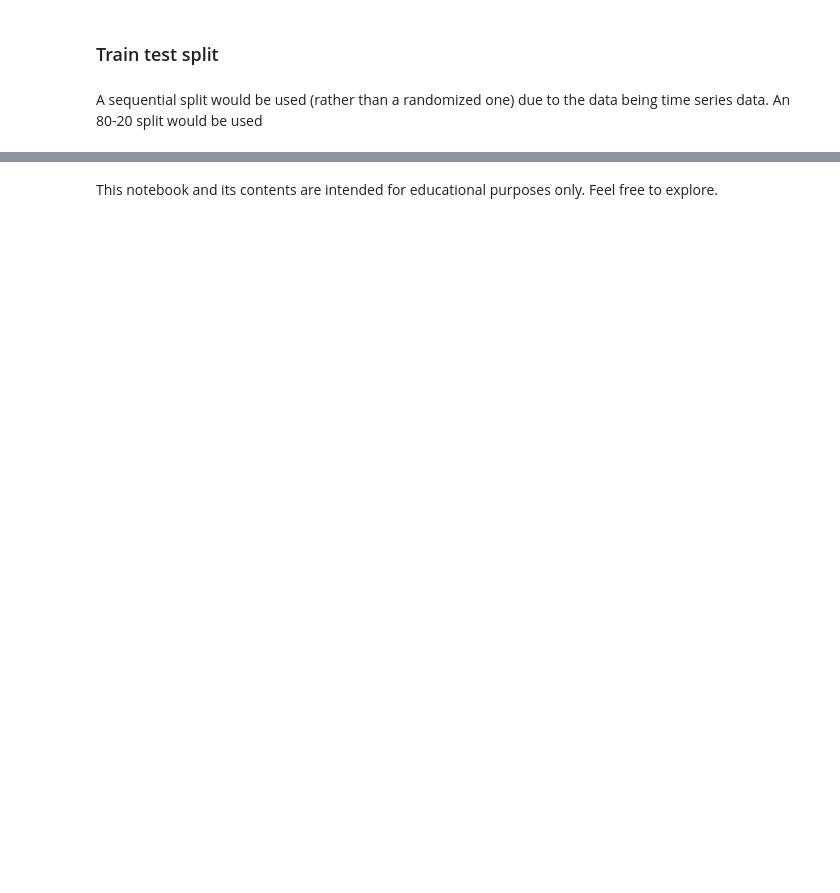
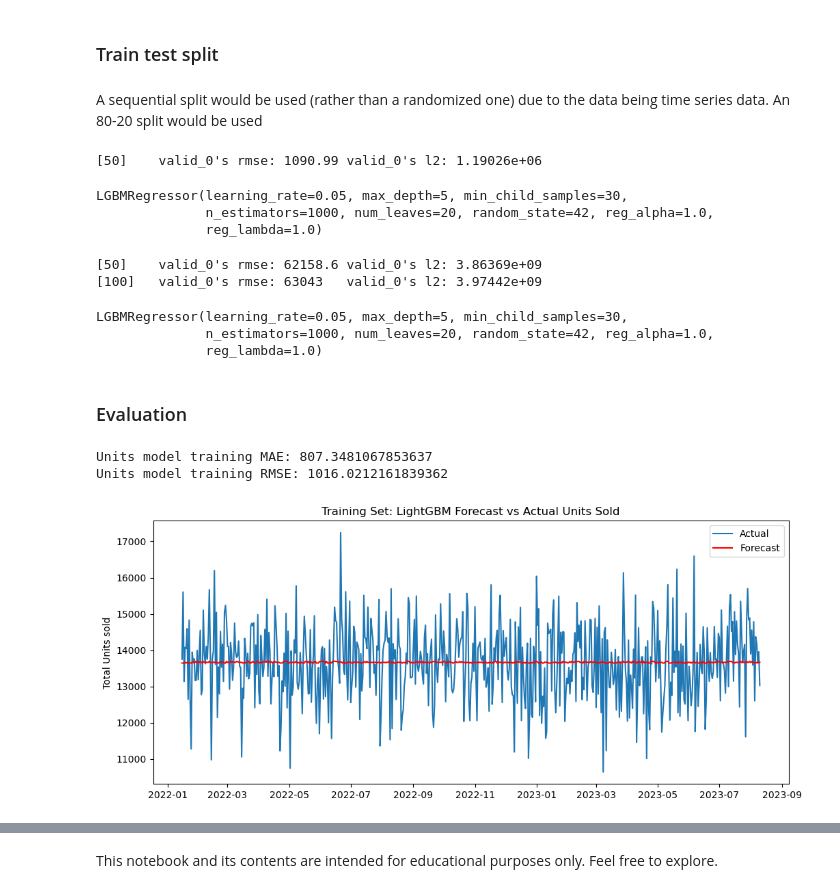
Before and after one commit to Mohammed-Hanan-Othman/time-series-forecasting, a Jupyter notebook: notebooks/sales_prediction_lightgbm.ipynb, the cells around one changed output, grey strips where cells are left out. Saved outputs shown, nothing was run; the diff lists cells and outputs as text; code cells hidden in the pictures; blank space fills up the shorter version.

Commit message:
Added LightGBM models for predicting the units sold and total sales, added training and test evaluation metrics and visualizations

```diff
--- a/notebooks/sales_prediction_lightgbm.ipynb
+++ b/notebooks/sales_prediction_lightgbm.ipynb
@@ -181,3 +184,6 @@ features = [
     "rev_rolling_14_std", "units_rolling_7_mean", "units_rolling_14_std",
     "dayofweek", "month", "Price", "Discount"
 ]
+# %%
+daily_df.set_index("Date", inplace=True)
+daily_df.head()
@@ -203,3 +217,76 @@ y_train_units, y_test_units = y_units[:cutoff], y_units[cutoff:]
 
 X_train_revenue, X_test_revenue = X_revenue[:cutoff], X_revenue[cutoff:]
 y_train_revenue, y_test_revenue = y_revenue[:cutoff], y_revenue[cutoff:]
+# %%
+# Train units model
+units_model = LGBMRegressor(
+    n_estimators=1000,
+    learning_rate=0.05,
+    max_depth=5,
+    num_leaves=20,
+    min_child_samples=30,
+    reg_alpha=1.0,
+    reg_lambda=1.0,
+    random_state=42
+)
+units_model.fit(
+    X_train_units, y_train_units,
+    eval_set=[(X_test_units, y_test_units)],
+    eval_metric='rmse',
+    early_stopping_rounds=50,
+    verbose=50
+)
+# %% [output]
+[50]    valid_0's rmse: 1090.99 valid_0's l2: 1.19026e+06
+LGBMRegressor(learning_rate=0.05, max_depth=5, min_child_samples=30,
+              n_estimators=1000, num_leaves=20, random_state=42, reg_alpha=1.0,
+              reg_lambda=1.0)
+# %%
+# Train revenue model
+revenue_model = LGBMRegressor(
+    n_estimators=1000,
+    learning_rate=0.05,
+    max_depth=5,
+    num_leaves=20,
+    min_child_samples=30,
+    reg_alpha=1.0,
+    reg_lambda=1.0,
+    random_state=42
+)
+revenue_model.fit(
+    X_train_revenue, y_train_revenue,
+    eval_set=[(X_test_revenue, y_test_revenue)],
+    eval_metric='rmse',
+    early_stopping_rounds=50,
+    verbose=50
+)
+# %% [output]
+[50]    valid_0's rmse: 62158.6 valid_0's l2: 3.86369e+09
+[100]   valid_0's rmse: 63043   valid_0's l2: 3.97442e+09
+LGBMRegressor(learning_rate=0.05, max_depth=5, min_child_samples=30,
+              n_estimators=1000, num_leaves=20, random_state=42, reg_alpha=1.0,
+              reg_lambda=1.0)
+# %% [markdown]
+### Evaluation
+# %%
+# Make units training evaluation
+y_train_pred_units = units_model.predict(X_train_units)
+training_mae = mean_absolute_error(y_train_units, y_train_pred_units)
+training_rmse = np.sqrt(mean_squared_error(y_train_units, y_train_pred_units))
+
+print("Units model training MAE:", training_mae)
+print("Units model training RMSE:", training_rmse)
+# %% [output]
+Units model training MAE: 807.3481067853637
+Units model training RMSE: 1016.0212161839362
+# %%
+# Visualize unit training predictions
+plt.figure(figsize=(12, 5))
+plt.plot(X_train_units.index, y_train_units, label="Actual")
+plt.plot(X_train_units.index, y_train_pred_units, label="Forecast", color="red")
+plt.title("Training Set: LightGBM Forecast vs Actual Units Sold")
+plt.ylabel("Total Units sold")
+plt.legend()
+plt.show()
+# %% [output]
+[figure, added]
```
Also changed, not shown: parts of 12 cells of this notebook.
